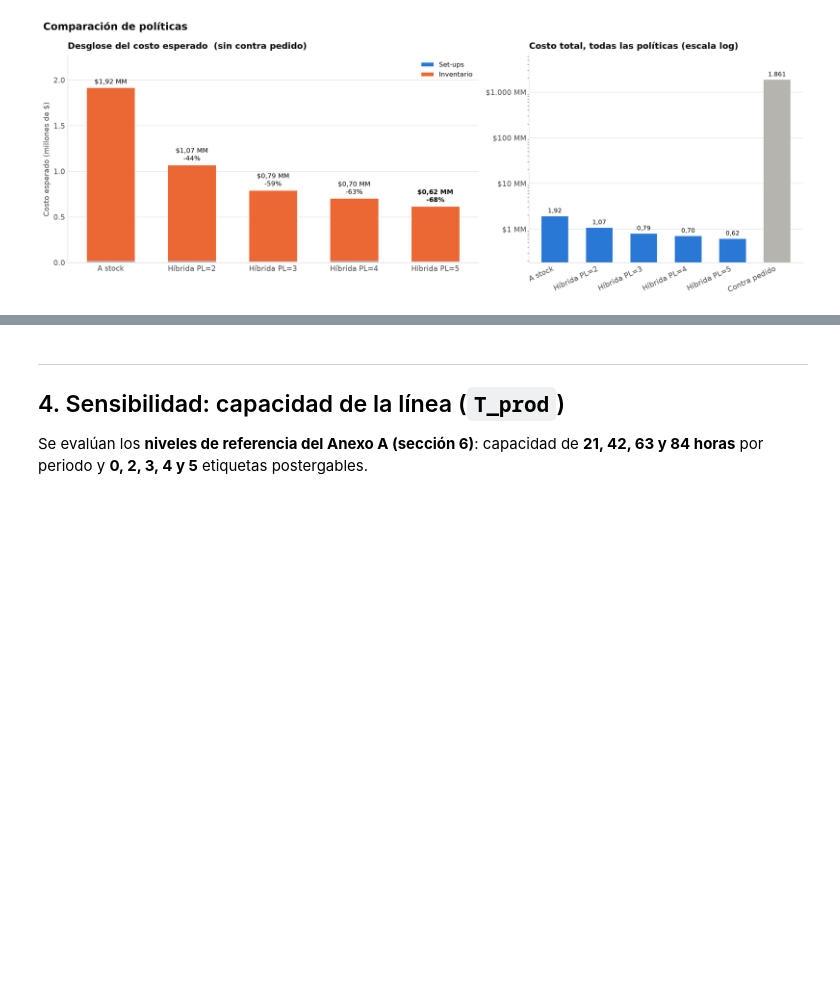
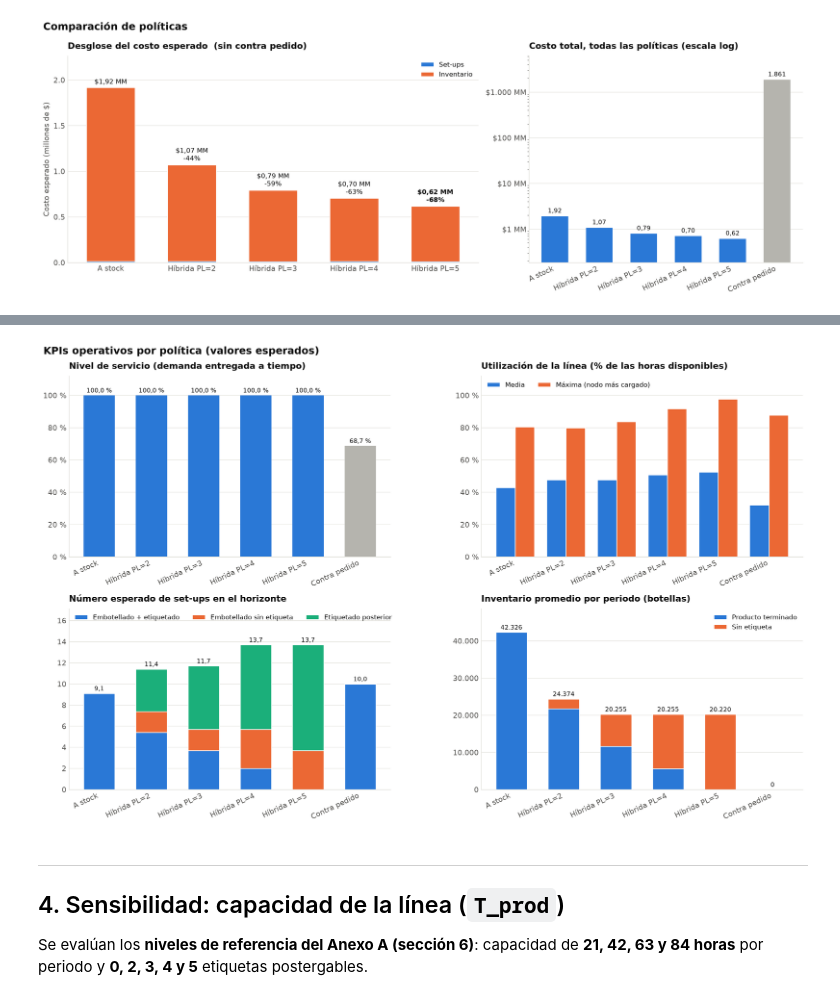
Before and after one commit to vcontreras2/proyecto_capstone, a Jupyter notebook: visualizacion.ipynb, the cells around one changed output, grey strips where cells are left out. Cells and saved outputs as stored; diff of their text form; code cells hidden in the pictures; blank space fills up the shorter version.

```diff
--- a/visualizacion.ipynb
+++ b/visualizacion.ipynb
@@ -144,3 +198,7 @@ modelo.graficar_comparacion(tabla);
+# %%
+modelo.graficar_kpis(tabla);
+# %% [output]
+[figure, added]
 # %% [markdown]
 ---
 ## 4. Sensibilidad: capacidad de la línea (`T_prod`)
```
Also changed, not shown: parts of 13 cells of this notebook, 2 other files.
